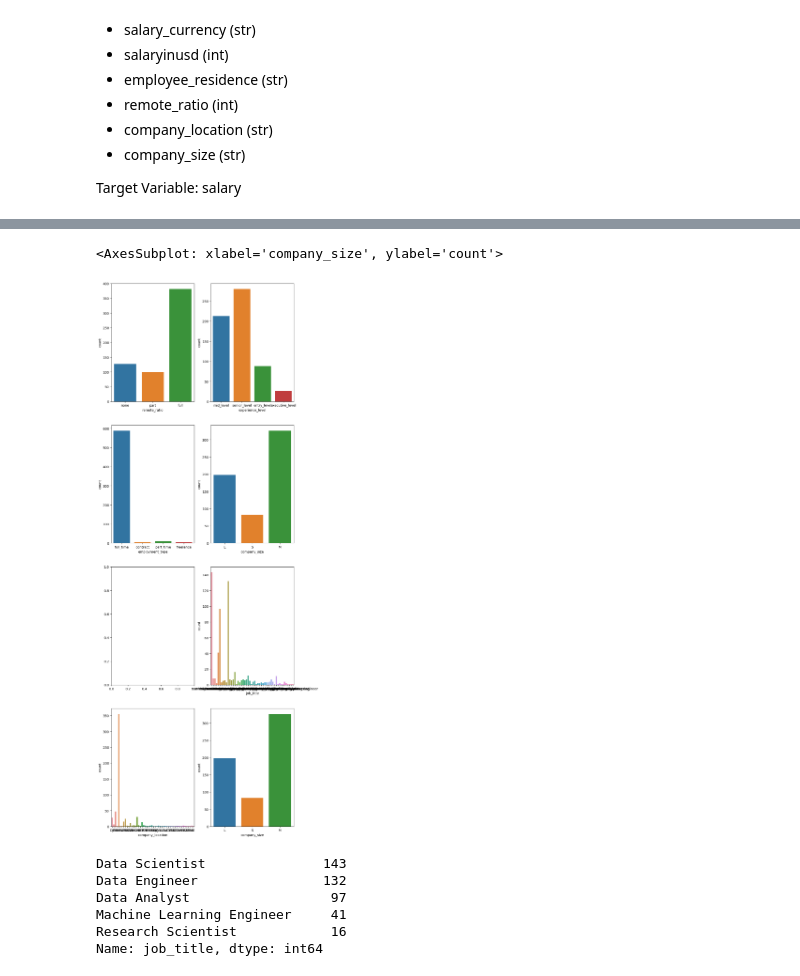
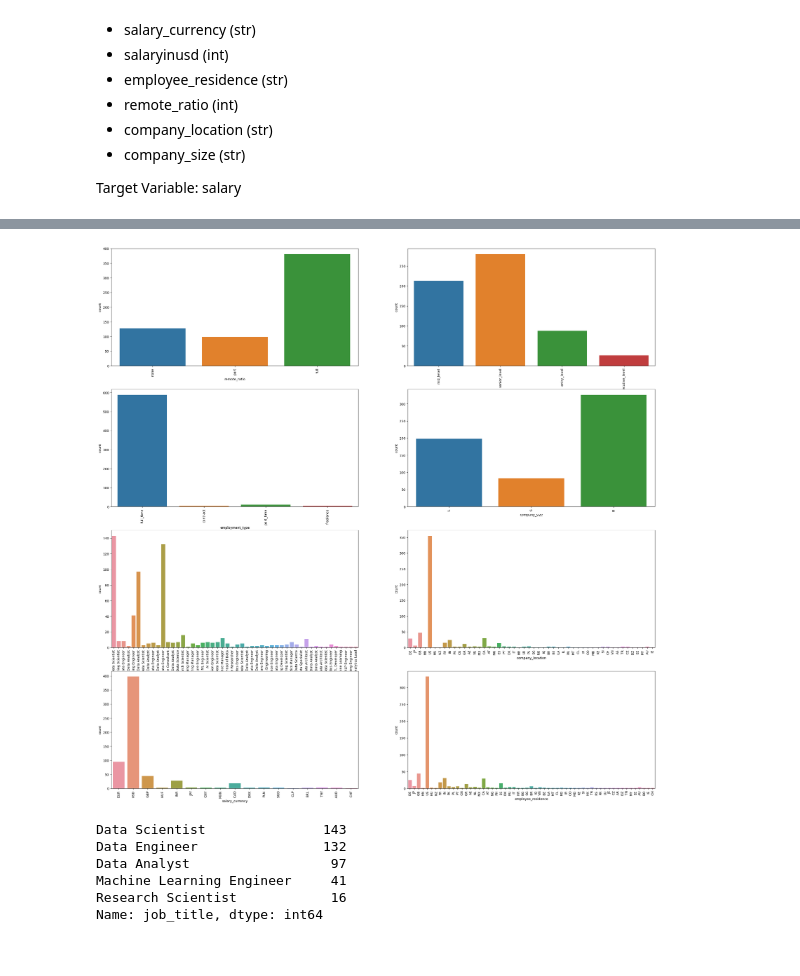
Before and after one commit to chasewes/DataSlayers, a Jupyter notebook: nov_3_salaries.ipynb, the cells around one changed output, grey strips where cells are left out. Saved outputs shown, nothing was run; the diff lists cells and outputs as text; code cells hidden in the pictures.

```diff
--- a/nov_3_salaries.ipynb
+++ b/nov_3_salaries.ipynb
@@ -36,19 +69,9 @@ Target Variable: salary
 # %%
-# read in the data from ./data/presentation_nov_3.txt
-df = pd.read_csv('data/presentation_nov_3/ds_salaries.csv')
-#drop the first index column
-df = df.drop(df.columns[0], axis=1)
-#drop the salary column (since salary is better and seems more accurate)
-df = df.drop('salary', axis=1)
-#convert the remote_ratio column to be categorical, 0 -> 'none', 50 -> 'part', 100 -> 'full'
+#convert the remote_ratio column to be categorical just so the eda is more readable
+
 df['remote_ratio'] = df['remote_ratio'].replace([0, 50, 100], ['none', 'part', 'full'])
-#convert the employment_type column to be categorical, 'FT' -> 'full_time', 'PT' -> 'part_time', 'CT' -> 'contract', 'FL' -> 'freelance'
 df['employment_type'] = df['employment_type'].replace(['FT', 'PT', 'CT', 'FL'], ['full_time', 'part_time', 'contract', 'freelance'])
-#convert the experience_level column to be categorical, 'EN' -> 'entry_level', 'MI' -> 'mid_level', 'SE' -> 'senior_level', 'EX' -> 'executive_level'
 df['experience_level'] = df['experience_level'].replace(['EN', 'MI', 'SE', 'EX'], ['entry_level', 'mid_level', 'senior_level', 'executive_level'])
-# remove the newlines frome each column
-for column in df.columns:
-    if df[column] is str:
-        df[column] = df[column].str.replace('\\n', '')
+
 df.head(6)
 # %% [output]
@@ -82,9 +106,18 @@ plt.show()
 # %%
 #boxplot of salary_in_usd by categorical variables
-fig, ax = plt.subplots(2, 2, figsize=(10,10))
+fig, ax = plt.subplots(4, 2, figsize=(40,40))
 sns.boxplot(x='remote_ratio', y='salary_in_usd', data=df, ax=ax[0,0])
 sns.boxplot(x='experience_level', y='salary_in_usd', data=df, ax=ax[0,1])
 sns.boxplot(x='employment_type', y='salary_in_usd', data=df, ax=ax[1,0])
 sns.boxplot(x='company_size', y='salary_in_usd', data=df, ax=ax[1,1])
-plt.show()
+sns.boxplot(x='company_location', y='salary_in_usd', data=df, ax=ax[2,0])
+sns.boxplot(x='job_title', y='salary_in_usd', data=df, ax=ax[2,1])
+sns.boxplot(x='salary_currency', y='salary_in_usd', data=df, ax=ax[3,0])
+sns.boxplot(x='employee_residence', y='salary_in_usd', data=df, ax=ax[3,1])
+
+#tilt the x axis labels
+for i in range(4):
+    for j in range(2):
+        for tick in ax[i,j].get_xticklabels():
+            tick.set_rotation(90)
 # %% [output]
@@ -92,16 +125,23 @@ plt.show()
 # %%
 #show the ratio of each category in the categorical variables
-fig, ax = plt.subplots(4, 2, figsize=(10,30))
+fig, ax = plt.subplots(4, 2, figsize=(30,30))
 sns.countplot(x='remote_ratio', data=df, ax=ax[0,0])
 sns.countplot(x='experience_level', data=df, ax=ax[0,1])
 sns.countplot(x='employment_type', data=df, ax=ax[1,0])
 sns.countplot(x='company_size', data=df, ax=ax[1,1])
-sns.countplot(x='job_title', data=df, ax=ax[2,1])
-sns.countplot(x='company_location', data=df, ax=ax[3,0])
-sns.countplot(x='company_size', data=df, ax=ax[3,1])
+sns.countplot(x='job_title', data=df, ax=ax[2,0])
+sns.countplot(x='company_location', data=df, ax=ax[2,1])
+sns.countplot(x='salary_currency', data=df, ax=ax[3,0])
+sns.countplot(x='employee_residence', data=df, ax=ax[3,1])
+
+
+#tilt the x axis labels
+for i in range(4):
+    for j in range(2):
+        for tick in ax[i,j].get_xticklabels():
+            tick.set_rotation(90)
 # %% [output]
-<AxesSubplot: xlabel='company_size', ylabel='count'>
-[figure, old version]
+[figure, new version]
 # %%
 # show the top 5 most common job titles
 df['job_title'].value_counts().head(5)
```
Also changed, not shown: parts of 18 cells of this notebook.
